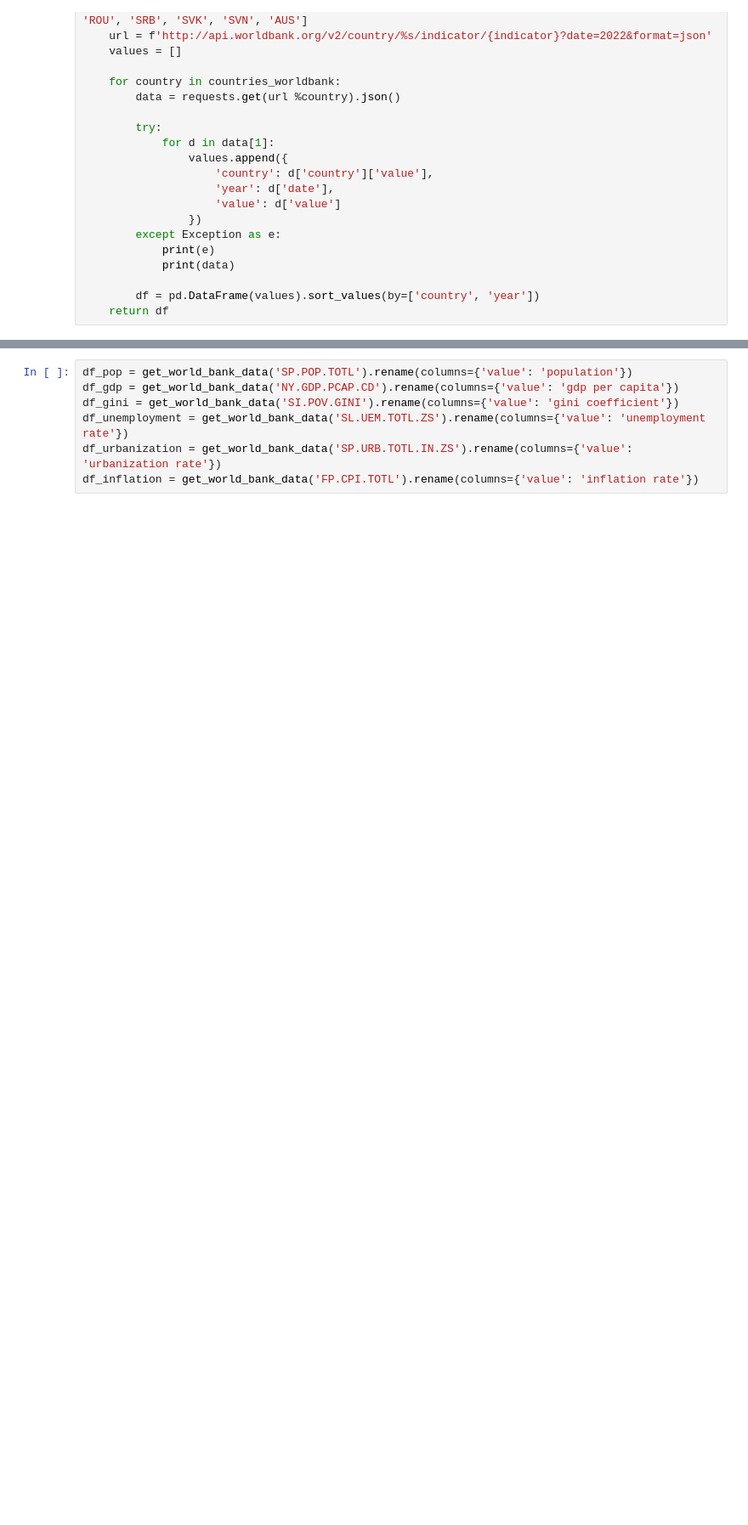
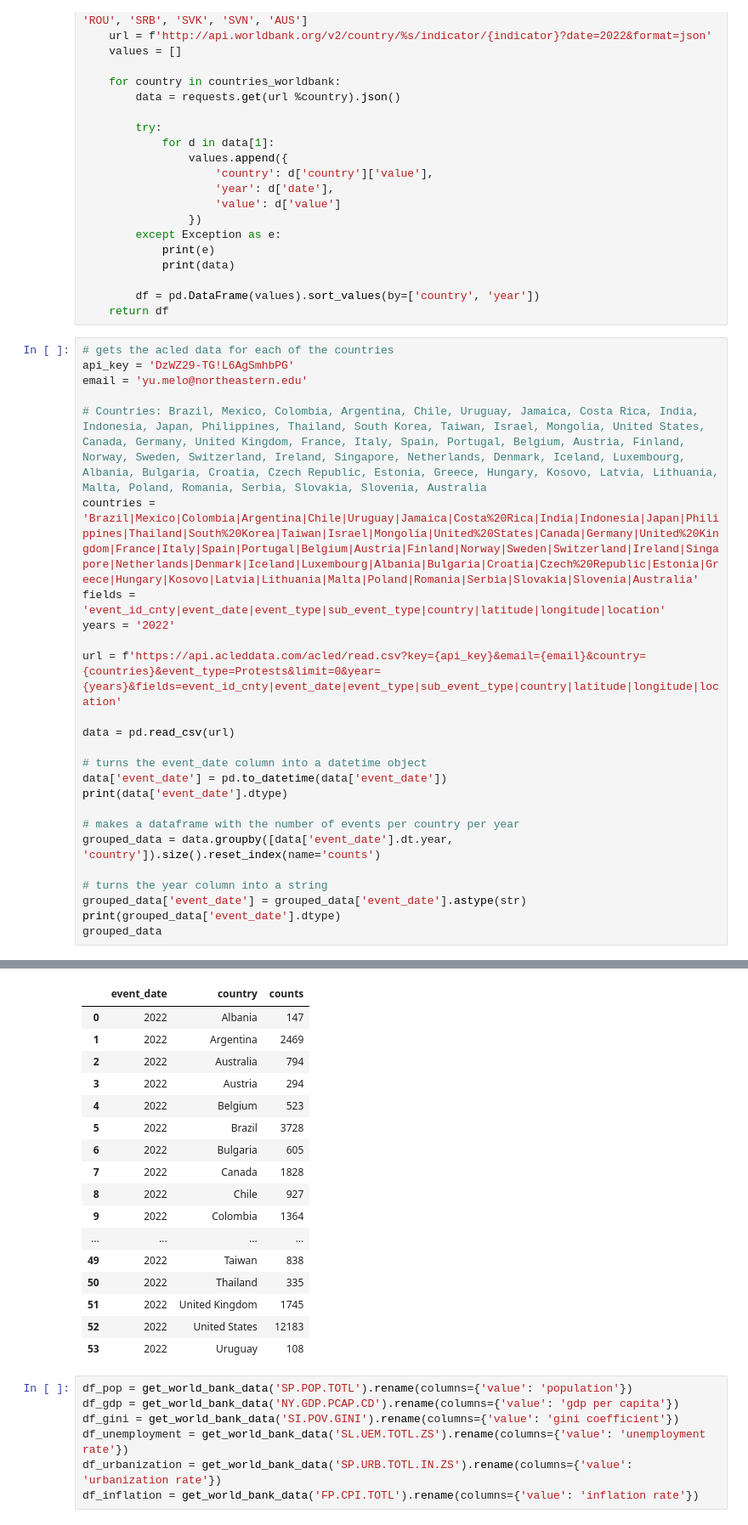
Before and after one commit to melodyyu754/belgium-doc-tracker, a Jupyter notebook: EDA/country_data.ipynb, the cells around one changed output, grey strips where cells are left out. Shown at 85% size. Drawn from its saved outputs; the diff is of its cells as text; blank space fills up the shorter version.

```diff
--- a/EDA/country_data.ipynb
+++ b/EDA/country_data.ipynb
@@ -27,3 +27,29 @@ def get_world_bank_data(indicator):
 
         df = pd.DataFrame(values).sort_values(by=['country', 'year'])
     return df
+# %%
+# gets the acled data for each of the countries
+api_key = 'DzWZ29-TG!L6AgSmhbPG'
+email = 'yu.melo@northeastern.edu'
+
+# Countries: Brazil, Mexico, Colombia, Argentina, Chile, Uruguay, Jamaica, Costa Rica, India, Indonesia, Japan, Philippines, Thailand, South Korea, Taiwan, Israel, Mongolia, United States, Canada, Germany, United Kingdom, France, Italy, Spain, Portugal, Belgium, Austria, Finland, Norway, Sweden, Switzerland, Ireland, Singapore, Netherlands, Denmark, Iceland, Luxembourg, Albania, Bulgaria, Croatia, Czech Republic, Estonia, Greece, Hungary, Kosovo, Latvia, Lithuania, Malta, Poland, Romania, Serbia, Slovakia, Slovenia, Australia
+countries = 'Brazil|Mexico|Colombia|Argentina|Chile|Uruguay|Jamaica|Costa%20Rica|India|Indonesia|Japan|Philippines|Thailand|South%20Korea|Taiwan|Israel|Mongolia|United%20States|Canada|Germany|United%20Kingdom|France|Italy|Spain|Portugal|Belgium|Austria|Finland|Norway|Sweden|Switzerland|Ireland|Singapore|Netherlands|Denmark|Iceland|Luxembourg|Albania|Bulgaria|Croatia|Czech%20Republic|Estonia|Greece|Hungary|Kosovo|Latvia|Lithuania|Malta|Poland|Romania|Serbia|Slovakia|Slovenia|Australia'
+fields = 'event_id_cnty|event_date|event_type|sub_event_type|country|latitude|longitude|location'
+years = '2022'
+
+url = f'https://api.acleddata.com/acled/read.csv?key={api_key}&email={email}&country={countries}&event_type=Protests&limit=0&year={years}&fields=event_id_cnty|event_date|event_type|sub_event_type|country|latitude|longitude|location'
+
+data = pd.read_csv(url)
+
+# turns the event_date column into a datetime object
+data['event_date'] = pd.to_datetime(data['event_date'])
+print(data['event_date'].dtype)
+
+# makes a dataframe with the number of events per country per year
+grouped_data = data.groupby([data['event_date'].dt.year, 'country']).size().reset_index(name='counts')
+
+# turns the year column into a string
+grouped_data['event_date'] = grouped_data['event_date'].astype(str)
+print(grouped_data['event_date'].dtype)
+grouped_data
+# %% [output]
@@ -30,3 +58,20 @@ def get_world_bank_data(indicator):
+|  | event_date | country | counts |
+| 0 | 2022 | Albania | 147 |
+| 1 | 2022 | Argentina | 2469 |
+| 2 | 2022 | Australia | 794 |
+| 3 | 2022 | Austria | 294 |
+| 4 | 2022 | Belgium | 523 |
+| 5 | 2022 | Brazil | 3728 |
+| 6 | 2022 | Bulgaria | 605 |
+| 7 | 2022 | Canada | 1828 |
+| 8 | 2022 | Chile | 927 |
+| 9 | 2022 | Colombia | 1364 |
+| ... | ... | ... | ... |
+| 49 | 2022 | Taiwan | 838 |
+| 50 | 2022 | Thailand | 335 |
+| 51 | 2022 | United Kingdom | 1745 |
+| 52 | 2022 | United States | 12183 |
+| 53 | 2022 | Uruguay | 108 |
 # %%
 df_pop = get_world_bank_data('SP.POP.TOTL').rename(columns={'value': 'population'})
 df_gdp = get_world_bank_data('NY.GDP.PCAP.CD').rename(columns={'value': 'gdp per capita'})
```
Also changed, not shown: parts of 4 cells of this notebook, 1 other file.
